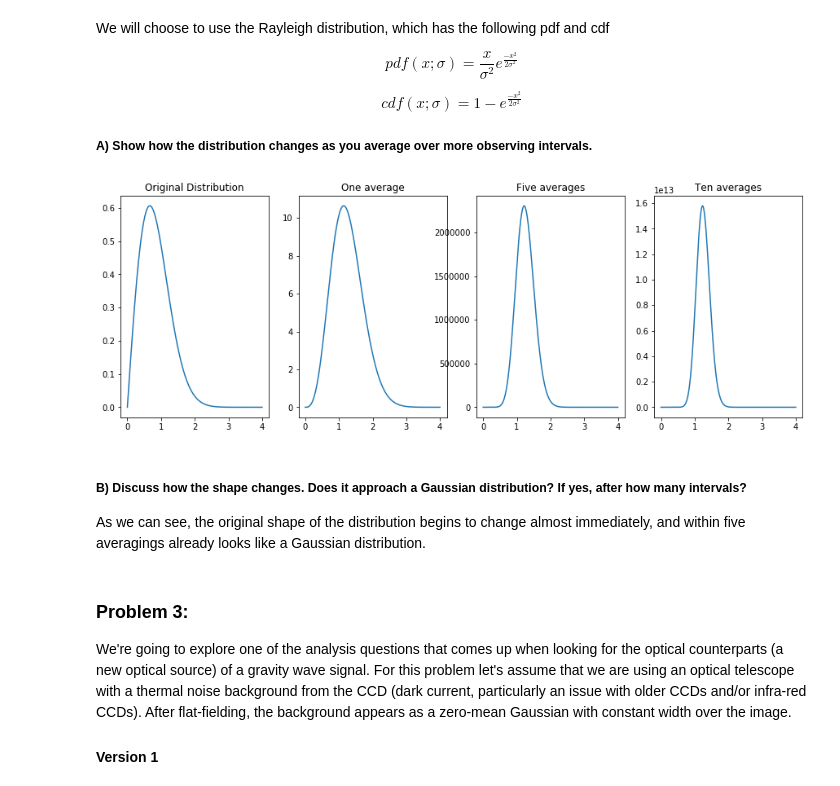
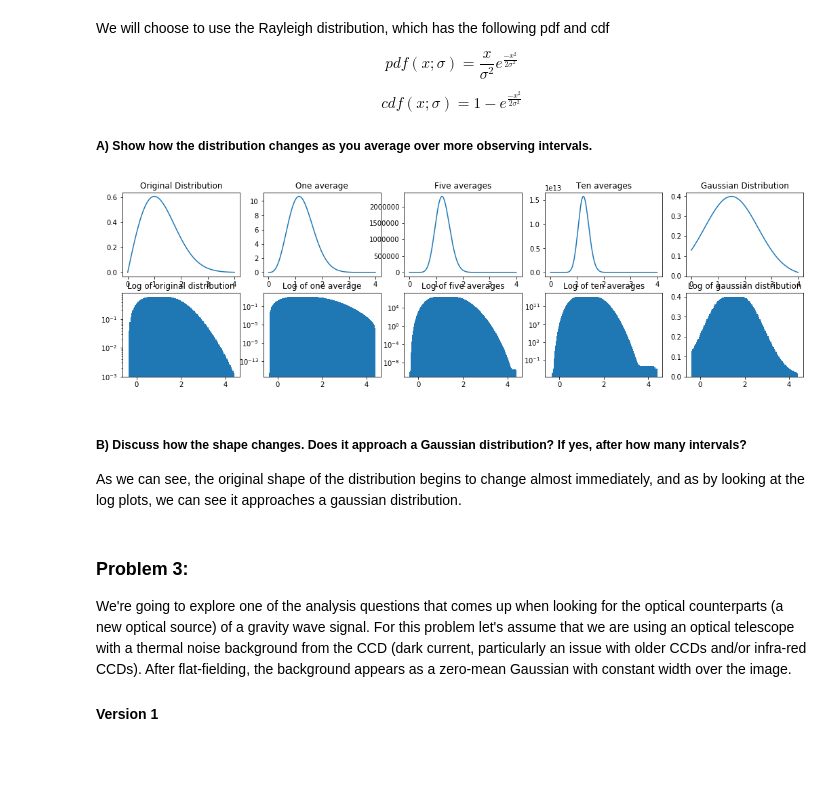
Before and after one commit to chkboris/Physics-434, a Jupyter notebook: Lab 2.ipynb, the cells around one changed output. Cells and saved outputs as stored; diff of their text form; code cells hidden in the pictures; blank space fills up the shorter version.

```diff
--- a/Lab 2.ipynb
+++ b/Lab 2.ipynb
@@ -185,39 +185,56 @@ $$cdf(x;\sigma) = 1-e^{\frac{-x^2}{2\sigma^2}}$$
 # %%
 x = np.linspace(0,4,100)
 p1 = stats.rayleigh.pdf(x)
 p = p1
 
 p2 = scipy.signal.fftconvolve(p,p)
 x2 = np.linspace(0,4,len(p2))
 for i in range(0,5):
     p = scipy.signal.fftconvolve(p,p1)
 p5 = p
 x5 = np.linspace(0,4,len(p5))
 for i in range(0,5):
     p = scipy.signal.fftconvolve(p,p1)
 p10 = p
 x10 = np.linspace(0,4,len(p10))
 
-plt.rcParams["figure.figsize"] = (15,5)
-fig, (plt1, plt2,plt3,plt4) = plt.subplots(1,4)
+pg = stats.norm.pdf(x, loc = 1.5)
+
+plt.rcParams["figure.figsize"] = (18,5)
+fig, ((plt1, plt2,plt3,plt4,plt5),(log1,log2,log3,log4,log5)) = plt.subplots(2,5)
+
 plt1.title.set_text("Original Distribution")
-plt1.plot(x,dist)
+plt1.plot(x,p1)
+log1.title.set_text("Log of original distribution")
+log1.bar(x,p1,log=True)
 
 plt2.title.set_text("One average")
 plt2.plot(x2,p2)
+log2.title.set_text("Log of one average")
+log2.bar(x2,p2,log=True)
 
 plt3.title.set_text("Five averages")
 plt3.plot(x5,p5)
+log3.title.set_text("Log of five averages")
+log3.bar(x5,p5,log=True)
 
 plt4.title.set_text("Ten averages")
 plt4.plot(x10,p10)
+log4.title.set_text("Log of ten averages")
+log4.bar(x10,p10,log=True)
+
+plt5.title.set_text("Gaussian Distribution")
+plt5.plot(x,pg)
+log5.title.set_text("Log of gaussian distribution")
+log5.bar(x,pg)
+
 plt.show()
 # %% [output]
-[figure, old version]
+[figure, new version]
 # %% [markdown]
 ##### B) Discuss how the shape changes. Does it approach a Gaussian distribution? If yes, after how many intervals?
 
-As we can see, the original shape of the distribution begins to change almost immediately, and within five averagings already looks like a Gaussian distribution.
+As we can see, the original shape of the distribution begins to change almost immediately, and as by looking at the log plots, we can see it approaches a gaussian distribution.
 # %% [markdown]
 ### Problem 3:
 We're going to explore one of the analysis questions that comes up when looking for the optical counterparts (a new optical source) of a gravity wave signal. For this problem let's assume that we are using an optical telescope with a thermal noise background from the CCD (dark current, particularly an issue with older CCDs and/or infra-red CCDs). After flat-fielding, the background appears as a zero-mean Gaussian with constant width over the image.
```
Also changed, not shown: parts of 5 cells of this notebook.
